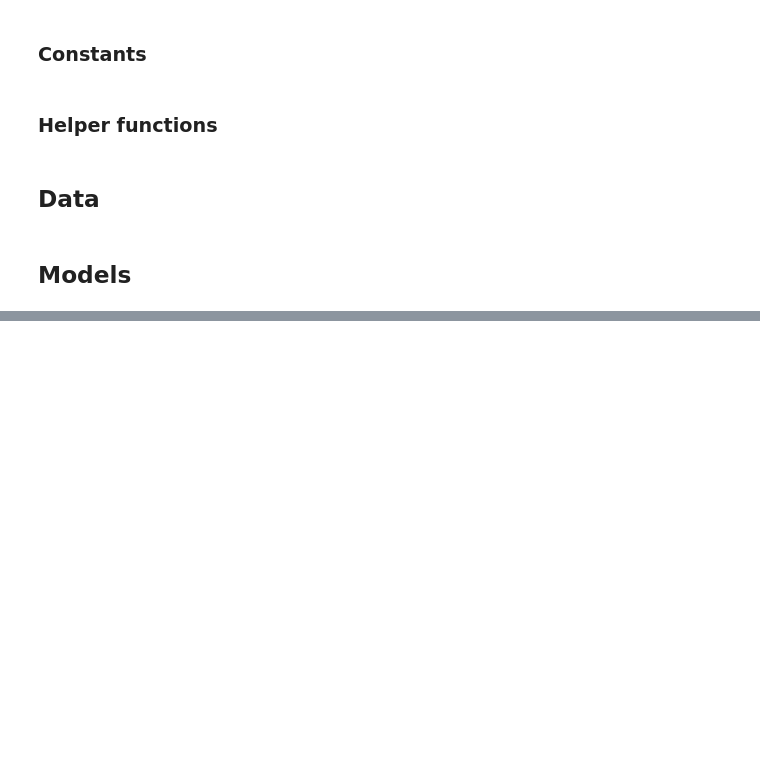
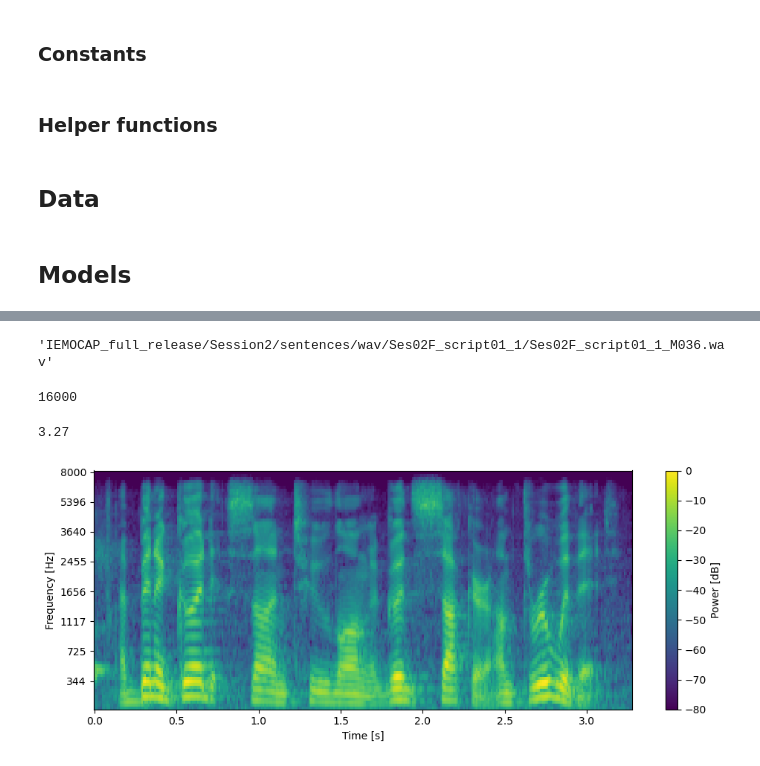
Before and after one commit to vincenzo-scotti/dialogue_gst, a Jupyter notebook: notebooks/evaluation.ipynb, the cells around one changed output, grey strips where cells are left out. Drawn from its saved outputs; the diff is of its cells as text; code cells hidden in the pictures; blank space fills up the shorter version.

```diff
--- a/notebooks/evaluation.ipynb
+++ b/notebooks/evaluation.ipynb
@@ -206,0 +338,4 @@ for split in out_df['Split'].unique():
+# %%
+tmp_df_final = tmp_df[(tmp_df['Dialogue language model'] == 'Therapy-DLDLM') & (tmp_df['Approach'] == 'Response (from context)')]
+tmp_df_final['Frobenius norm (embeddings)'] = tmp_df_final['Frobenius norm (embeddings)'].apply(lambda x: x.item())
+tmp_df_final['Frobenius norm (combination weights)'] = tmp_df_final['Frobenius norm (combination weights)'].apply(lambda x: x.item())
@@ -206,0 +370,16 @@ for split in out_df['Split'].unique():
+# %%
+path = tmp_df_final[tmp_df_final['Split'] == 'Test'].sample(1)['Audio file path'].values[0]
+# %%
+path
+# %% [output]
+'IEMOCAP_full_release/Session2/sentences/wav/Ses02F_script01_1/Ses02F_script01_1_M036.wav'
+# %%
+audio, sr = librosa.load(os.path.join(RAW_DATA_PATH, path), sr=None)
+sr
+# %% [output]
+16000
+# %%
+duration = librosa.get_duration(y=audio, sr=sr)
+duration
+# %% [output]
+3.27
@@ -206,0 +390,17 @@ for split in out_df['Split'].unique():
+# %%
+original_mel = librosa.feature.melspectrogram(y=audio, sr=sr, n_fft=512, win_length=400, hop_length=160, n_mels=80)
+
+lin_freq = librosa.mel_frequencies(n_mels=80, fmax=8000)
+mel_comp = np.arange(original_mel.shape[0]) + 1
+mespec_time = np.linspace(0, duration, original_mel.shape[1])
+
+fig = plt.figure(figsize=(10,4))
+plt.pcolormesh(mespec_time, mel_comp, librosa.power_to_db(original_mel, ref=np.max))
+plt.colorbar(label='Power [dB]')
+plt.ylabel('Frequency [Hz]')
+plt.xlabel('Time [s]')
+plt.yticks(ticks=mel_comp[9::10], labels=[f'{freq:.0f}' for freq in lin_freq[9::10]])
+plt.tight_layout()
+plt.show()
+# %% [output]
+[figure, added]
```
Also changed, not shown: parts of 38 cells of this notebook, 1 other file.
